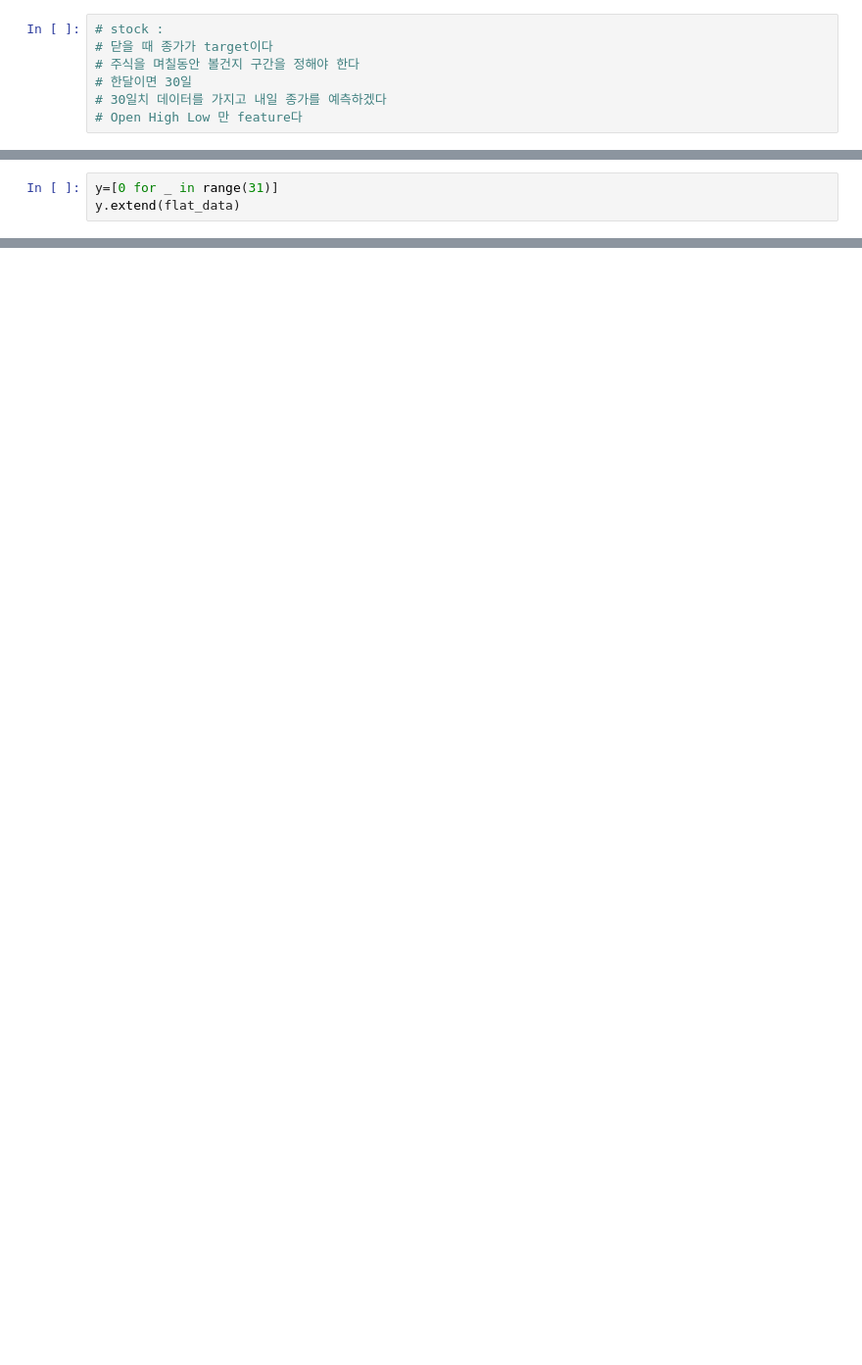
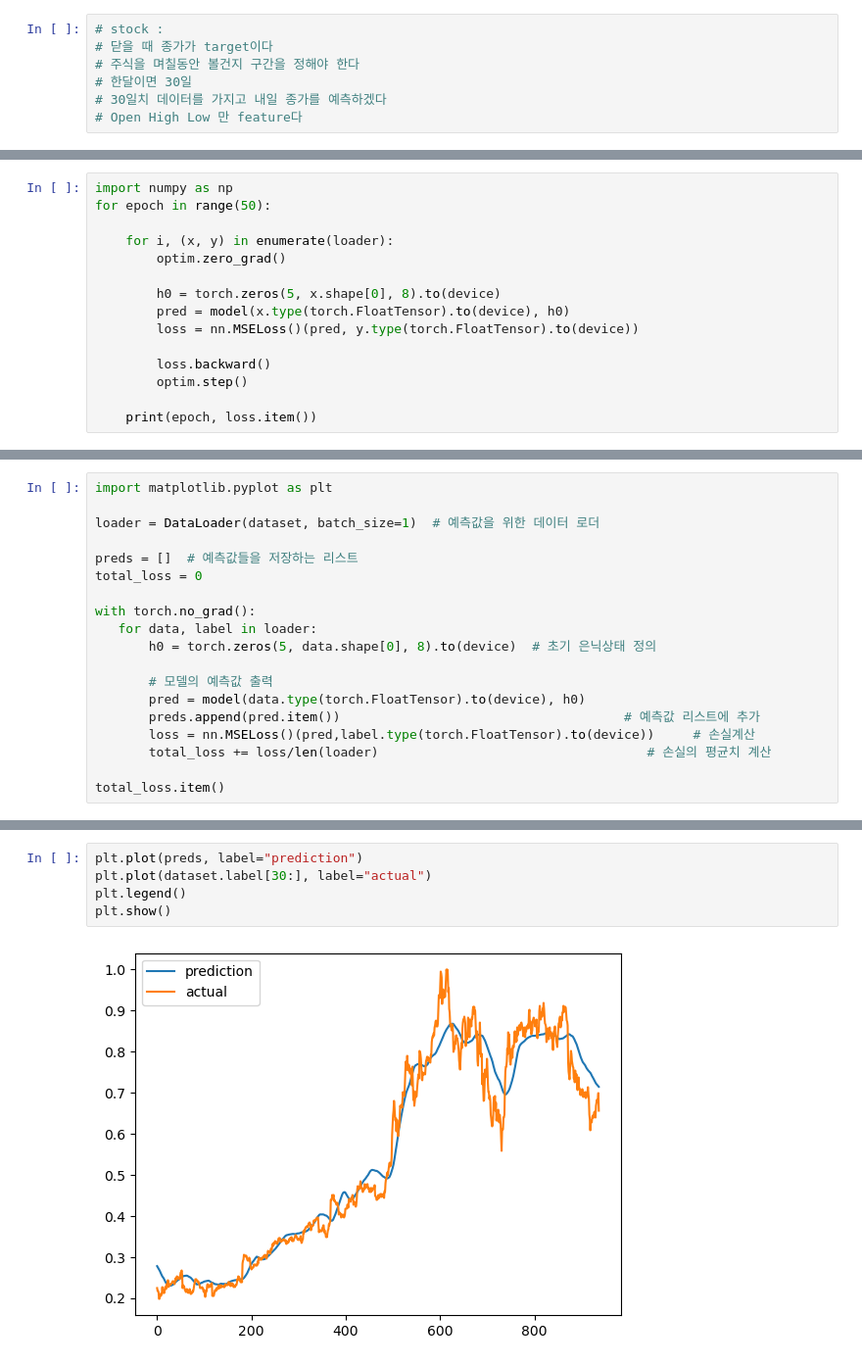
Before and after one commit to noah2397/KDT05-HTML, a Jupyter notebook: DAY03_cgi_IMG,RegressionModel/STOCK/STODEL2.ipynb, the cells around one changed output, grey strips where cells are left out. Shown at 98% size. Drawn from its saved outputs; the diff is of its cells as text; blank space fills up the shorter version.

```diff
--- a/DAY03_cgi_IMG,RegressionModel/STOCK/STODEL2.ipynb
+++ b/DAY03_cgi_IMG,RegressionModel/STOCK/STODEL2.ipynb
@@ -122,3 +99,0 @@ flat_data = [item for sublist in flat_tensors for item in sublist]
-# %%
-y=[0 for _ in range(31)]
-y.extend(flat_data)
@@ -143,0 +112,15 @@ plt.show()
+# %%
+import numpy as np
+for epoch in range(50):
+
+    for i, (x, y) in enumerate(loader):
+        optim.zero_grad()
+
+        h0 = torch.zeros(5, x.shape[0], 8).to(device)
+        pred = model(x.type(torch.FloatTensor).to(device), h0)
+        loss = nn.MSELoss()(pred, y.type(torch.FloatTensor).to(device))
+
+        loss.backward()
+        optim.step()
+
+    print(epoch, loss.item())
@@ -143,0 +145,19 @@ plt.show()
+# %%
+import matplotlib.pyplot as plt
+
+loader = DataLoader(dataset, batch_size=1)  # 예측값을 위한 데이터 로더
+
+preds = []  # 예측값들을 저장하는 리스트
+total_loss = 0
+
+with torch.no_grad():
+   for data, label in loader:
+       h0 = torch.zeros(5, data.shape[0], 8).to(device)  # 초기 은닉상태 정의
+
+       # 모델의 예측값 출력
+       pred = model(data.type(torch.FloatTensor).to(device), h0)
+       preds.append(pred.item())                                     # 예측값 리스트에 추가
+       loss = nn.MSELoss()(pred,label.type(torch.FloatTensor).to(device))     # 손실계산
+       total_loss += loss/len(loader)                                   # 손실의 평균치 계산
+
+total_loss.item()
@@ -143,0 +166,7 @@ plt.show()
+# %%
+plt.plot(preds, label="prediction")
+plt.plot(dataset.label[30:], label="actual")
+plt.legend()
+plt.show()
+# %% [output]
+[figure, added]
```
Also changed, not shown: parts of 12 cells of this notebook, 3 other files.
